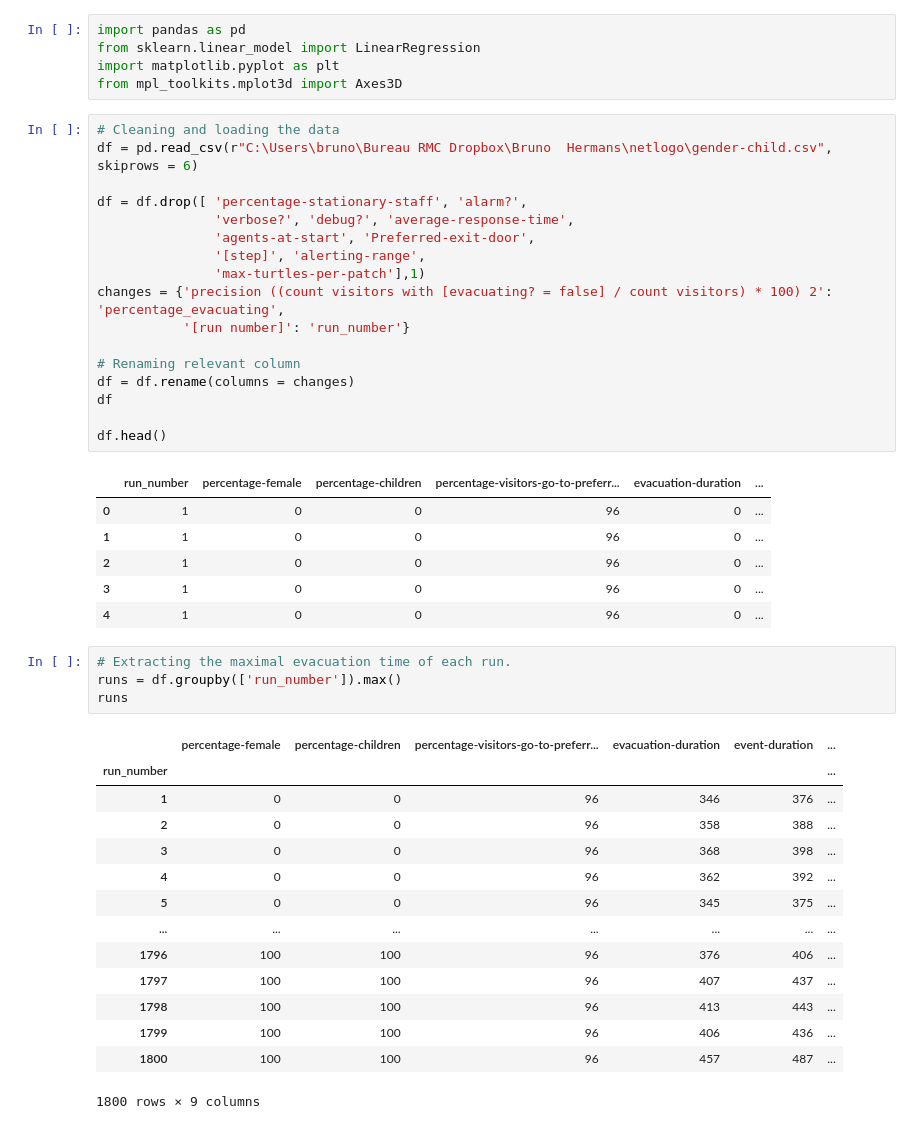
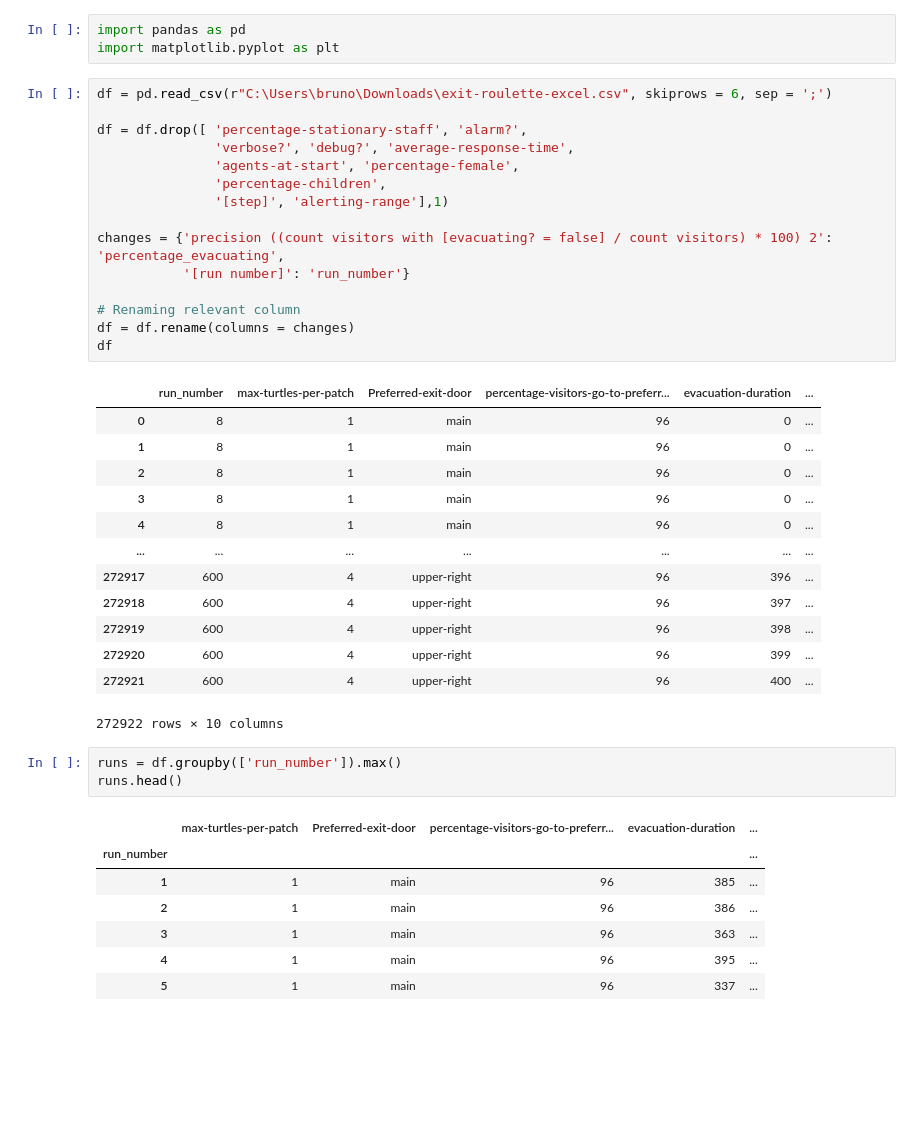
Before and after one commit to floristevito/Evac_model, a Jupyter notebook: python/Experiment_3.ipynb, the cells around one changed output. Saved outputs shown, nothing was run; the diff lists cells and outputs as text; blank space fills up the shorter version.

```diff
--- a/python/Experiment_3.ipynb
+++ b/python/Experiment_3.ipynb
@@ -1,48 +1,43 @@
 # %%
 import pandas as pd
-from sklearn.linear_model import LinearRegression
 import matplotlib.pyplot as plt
-from mpl_toolkits.mplot3d import Axes3D
 # %%
-# Cleaning and loading the data
-df = pd.read_csv(r"C:\Users\bruno\Bureau RMC Dropbox\Bruno  Hermans\netlogo\gender-child.csv", skiprows = 6)
+df = pd.read_csv(r"C:\Users\bruno\Downloads\exit-roulette-excel.csv", skiprows = 6, sep = ';')
 
 df = df.drop([ 'percentage-stationary-staff', 'alarm?',
                'verbose?', 'debug?', 'average-response-time',
-               'agents-at-start', 'Preferred-exit-door',
-               '[step]', 'alerting-range',
-               'max-turtles-per-patch'],1)
+               'agents-at-start', 'percentage-female',
+               'percentage-children',
+               '[step]', 'alerting-range'],1)
+
 changes = {'precision ((count visitors with [evacuating? = false] / count visitors) * 100) 2': 'percentage_evacuating',
            '[run number]': 'run_number'}
 
 # Renaming relevant column
 df = df.rename(columns = changes)
 df
-
-df.head()
 # %% [output]
-|  | run_number | percentage-female | percentage-children | percentage-visitors-go-to-preferr... | evacuation-duration | ... |
-| 0 | 1 | 0 | 0 | 96 | 0 | ... |
-| 1 | 1 | 0 | 0 | 96 | 0 | ... |
-| 2 | 1 | 0 | 0 | 96 | 0 | ... |
-| 3 | 1 | 0 | 0 | 96 | 0 | ... |
-| 4 | 1 | 0 | 0 | 96 | 0 | ... |
+|  | run_number | max-turtles-per-patch | Preferred-exit-door | percentage-visitors-go-to-preferr... | evacuation-duration | ... |
+| 0 | 8 | 1 | main | 96 | 0 | ... |
+| 1 | 8 | 1 | main | 96 | 0 | ... |
+| 2 | 8 | 1 | main | 96 | 0 | ... |
+| 3 | 8 | 1 | main | 96 | 0 | ... |
+| 4 | 8 | 1 | main | 96 | 0 | ... |
+| ... | ... | ... | ... | ... | ... | ... |
+| 272917 | 600 | 4 | upper-right | 96 | 396 | ... |
+| 272918 | 600 | 4 | upper-right | 96 | 397 | ... |
+| 272919 | 600 | 4 | upper-right | 96 | 398 | ... |
+| 272920 | 600 | 4 | upper-right | 96 | 399 | ... |
+| 272921 | 600 | 4 | upper-right | 96 | 400 | ... |
+272922 rows × 10 columns
 # %%
-# Extracting the maximal evacuation time of each run.
 runs = df.groupby(['run_number']).max()
-runs
+runs.head()
 # %% [output]
-|  | percentage-female | percentage-children | percentage-visitors-go-to-preferr... | evacuation-duration | event-duration | ... |
-| run_number |  |  |  |  |  | ... |
-| 1 | 0 | 0 | 96 | 346 | 376 | ... |
-| 2 | 0 | 0 | 96 | 358 | 388 | ... |
-| 3 | 0 | 0 | 96 | 368 | 398 | ... |
-| 4 | 0 | 0 | 96 | 362 | 392 | ... |
-| 5 | 0 | 0 | 96 | 345 | 375 | ... |
-| ... | ... | ... | ... | ... | ... | ... |
-| 1796 | 100 | 100 | 96 | 376 | 406 | ... |
-| 1797 | 100 | 100 | 96 | 407 | 437 | ... |
-| 1798 | 100 | 100 | 96 | 413 | 443 | ... |
-| 1799 | 100 | 100 | 96 | 406 | 436 | ... |
-| 1800 | 100 | 100 | 96 | 457 | 487 | ... |
+|  | max-turtles-per-patch | Preferred-exit-door | percentage-visitors-go-to-preferr... | evacuation-duration | ... |
+| run_number |  |  |  |  | ... |
+| 1 | 1 | main | 96 | 385 | ... |
+| 2 | 1 | main | 96 | 386 | ... |
+| 3 | 1 | main | 96 | 363 | ... |
+| 4 | 1 | main | 96 | 395 | ... |
+| 5 | 1 | main | 96 | 337 | ... |
-1800 rows × 9 columns
```
Also changed, not shown: parts of 11 cells of this notebook, 2 other files.
